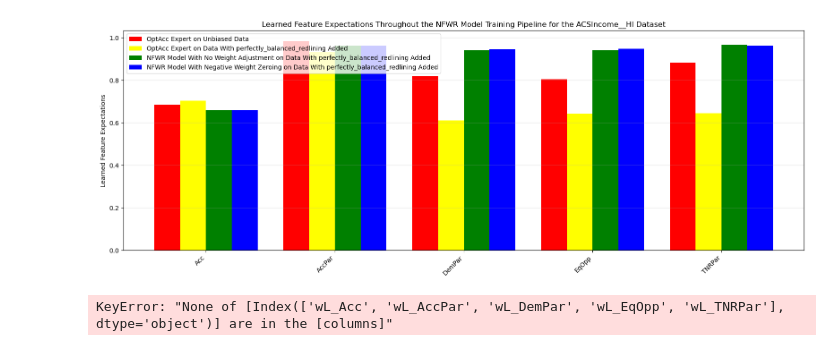
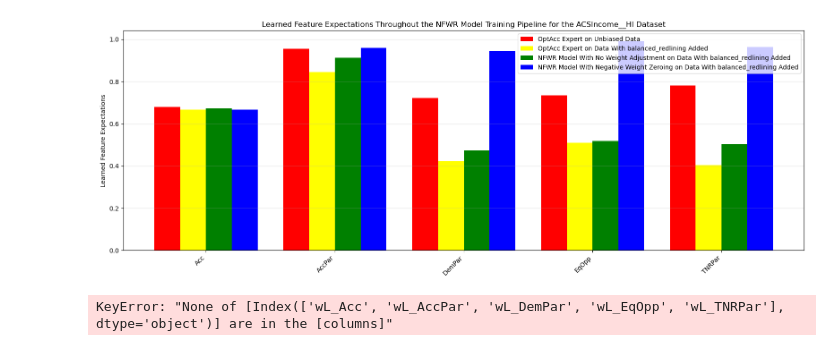
Before and after one commit to CharlesCDietzel/Fair-IRL, a Jupyter notebook: experiments/irl/Fair IRL Biased Demonstrations Plotting.ipynb, the cells around one changed output. Saved outputs shown, nothing was run; the diff lists cells and outputs as text; code cells hidden in the pictures.

Commit message:
Fixed various bugs, implemented CatBoost expert

```diff
--- a/experiments/irl/Fair IRL Biased Demonstrations Plotting.ipynb
+++ b/experiments/irl/Fair IRL Biased Demonstrations Plotting.ipynb
@@ -370,7 +370,7 @@ biased_types = ("balanced_redlining",)
 # biased_types = ("threshold_swapping",)
 
 unadjusted_weights = ()
-adjusted_weights = (("mul_negative_weights", 0.4),)
+adjusted_weights = (("mul_negative_weights", 0.0),)
 # adjusted_weights = ()
 
 
@@ -418,7 +418,7 @@ df1 = diff_metric_df
 data_config_list = []  # (Metric Prefix, Metrix Suffix, bias types, weight adjustments)
 # data_config_list.append(("muE_", "_mean", biased_types, unadjusted_weights)) # Biased Demo FE
 data_config_list.append(
-    ("muE_dataset_", "_mean", unbiased_types, unadjusted_weights)
+    ("muE_test_unbiased_", "_mean", unbiased_types, unadjusted_weights)
 )  # Raw Data FE
 measurable_metrics = [
     "Acc",
@@ -637,8 +637,8 @@ for dataset, raw_dataset_weights in zip(all_datasets, raw_dataset_weights_list):
 selected_expert = "OptAcc"
 
 # biased_type = ("unbalanced_redlining",)
-# biased_type = ("balanced_redlining",)
-biased_type = ("perfectly_balanced_redlining",)
+biased_type = ("balanced_redlining",)
+# biased_type = ("perfectly_balanced_redlining",)
 
 unadjusted_weights = ()
 
@@ -701,8 +701,8 @@ selected_expert = "OptAcc"
 unbiased_type = ()
 
 # biased_type = ("unbalanced_redlining",)
-# biased_type = ("balanced_redlining",)
-biased_type = ("perfectly_balanced_redlining",)
+biased_type = ("balanced_redlining",)
+# biased_type = ("perfectly_balanced_redlining",)
 
 all_datasets = [
     "COMPAS",
@@ -793,8 +793,8 @@ for dataset, (unbiased, biased) in dataset_results.items():
 selected_expert = "OptAcc"
 unbiased_type = ()
 # biased_type = ("unbalanced_redlining",)
-# biased_type = ("balanced_redlining",)
-biased_type = ("perfectly_balanced_redlining",)
+biased_type = ("balanced_redlining",)
+# biased_type = ("perfectly_balanced_redlining",)
 
 all_datasets = [
     "COMPAS",
@@ -816,7 +816,7 @@ measurable_metrics = [
     "TNRPar",
 ]
 
-muE_dataset_names = ["muE_dataset_" + metric + "_mean" for metric in measurable_metrics]
+muE_test_unbiased_names = ["muE_test_unbiased_" + metric + "_mean" for metric in measurable_metrics]
 muE_test_names = ["muE_test_" + metric + "_mean" for metric in measurable_metrics]
 muL_test_names = ["muL_test_" + metric for metric in measurable_metrics]
 
@@ -826,7 +826,7 @@ adjusted_weights = (("mul_negative_weights", 0.0),)
 dataset_results = {}
 
 for dataset in all_datasets:
-    muE_dataset = averaged_data[dataset][selected_expert][unbiased_type][unadjusted_weights][muE_dataset_names].values.tolist()
+    muE_test_unbiased = averaged_data[dataset][selected_expert][unbiased_type][unadjusted_weights][muE_test_unbiased_names].values.tolist()
 
     muE_test = averaged_data[dataset][selected_expert][biased_type][unadjusted_weights][muE_test_names].values.tolist()
 
@@ -834,10 +834,10 @@ for dataset in all_datasets:
 
     muL_test_zeroed = averaged_data[dataset][selected_expert][biased_type][adjusted_weights][muL_test_names].values.tolist()
 
-    dataset_results[dataset] = (muE_dataset, muE_test, muL_test_unadjusted, muL_test_zeroed)
+    dataset_results[dataset] = (muE_test_unbiased, muE_test, muL_test_unadjusted, muL_test_zeroed)
 
 # Plotting
-for dataset, (muE_dataset, muE_test, muL_test_unadjusted, muL_test_zeroed) in dataset_results.items():
+for dataset, (muE_test_unbiased, muE_test, muL_test_unadjusted, muL_test_zeroed) in dataset_results.items():
 
     # Bar settings - FIXED: Use 4 bars per cluster with proper positioning
     x = np.arange(len(measurable_metrics))  # x positions for metrics
@@ -845,15 +845,15 @@ for dataset, (muE_dataset, muE_test, muL_test_unadjusted, muL_test_zeroed) in da
 
     fig, ax = plt.subplots(figsize=(16, 6))
 
-    colors_muE_dataset = "red"
+    colors_muE_test_unbiased = "red"
     colors_muE_test = "yellow"
     colors_muL_test_unadjusted = "green"
     colors_muL_test_zeroed = "blue"
 
     # Clustered bars - FIXED: Proper positioning for 4 bars
     # Calculate offsets so bars are evenly spaced around each x position
-    ax.bar(x - 1.5*width, muE_dataset, width,
-           label='OptAcc Expert on Unbiased Data', color=colors_muE_dataset)
+    ax.bar(x - 1.5*width, muE_test_unbiased, width,
+           label='OptAcc Expert on Unbiased Data', color=colors_muE_test_unbiased)
     ax.bar(x - 0.5*width, muE_test, width,
            label=f'OptAcc Expert on Data With {biased_type[0]} Added', color=colors_muE_test)
     ax.bar(x + 0.5*width, muL_test_unadjusted, width,
@@ -888,4 +888,4 @@ for dataset, (muE_dataset, muE_test, muL_test_unadjusted, muL_test_zeroed) in da
-[figure, old version]
+[figure, new version]
 # %%
 # Compute different experts with different values of difference_bound, then graph how that affects the accuracy/fairness tradeoff, show that in the intro (show that our learned weights preserve the fairness tradeoff from the expert)
 selected_experts = [
```
Also changed, not shown: parts of 7 cells of this notebook, 4 other files.
